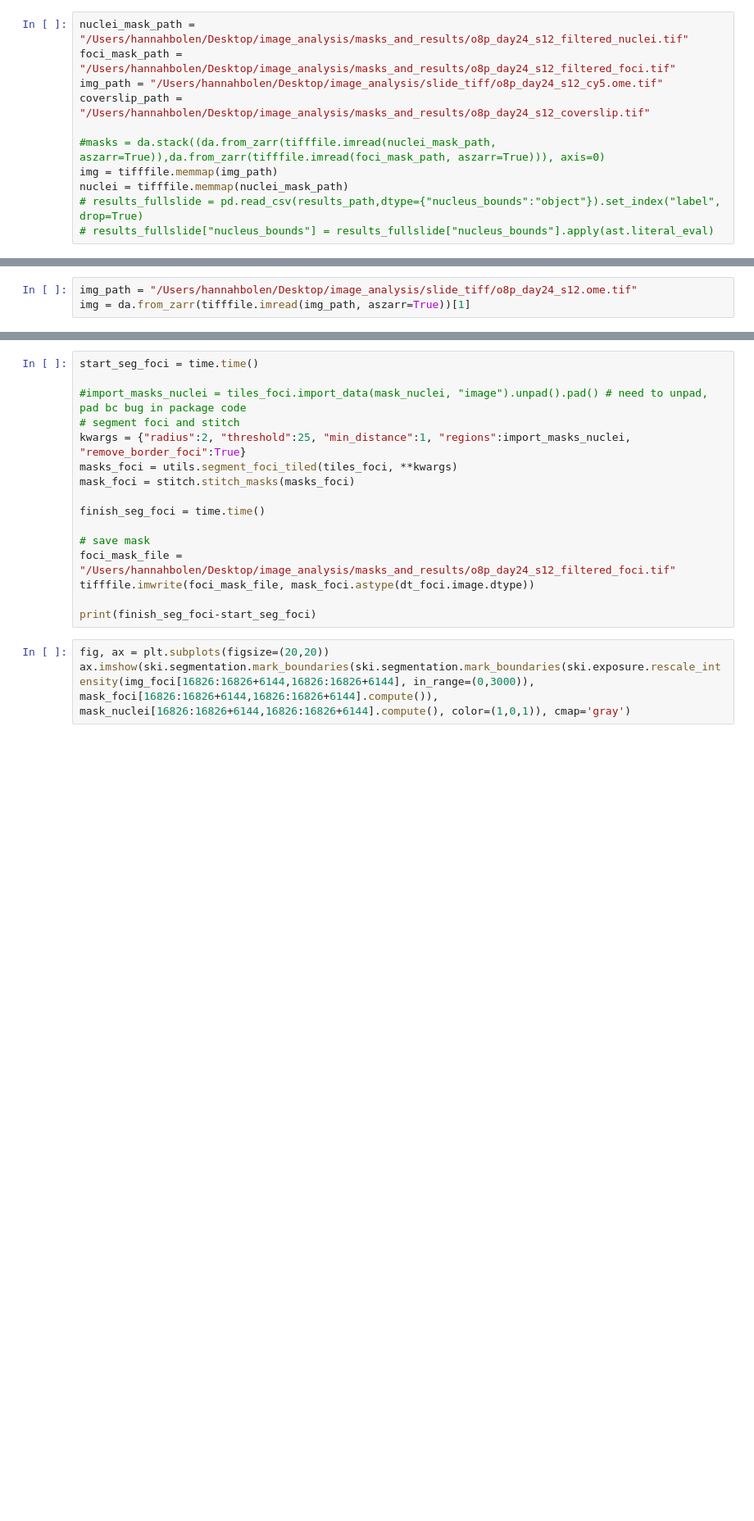
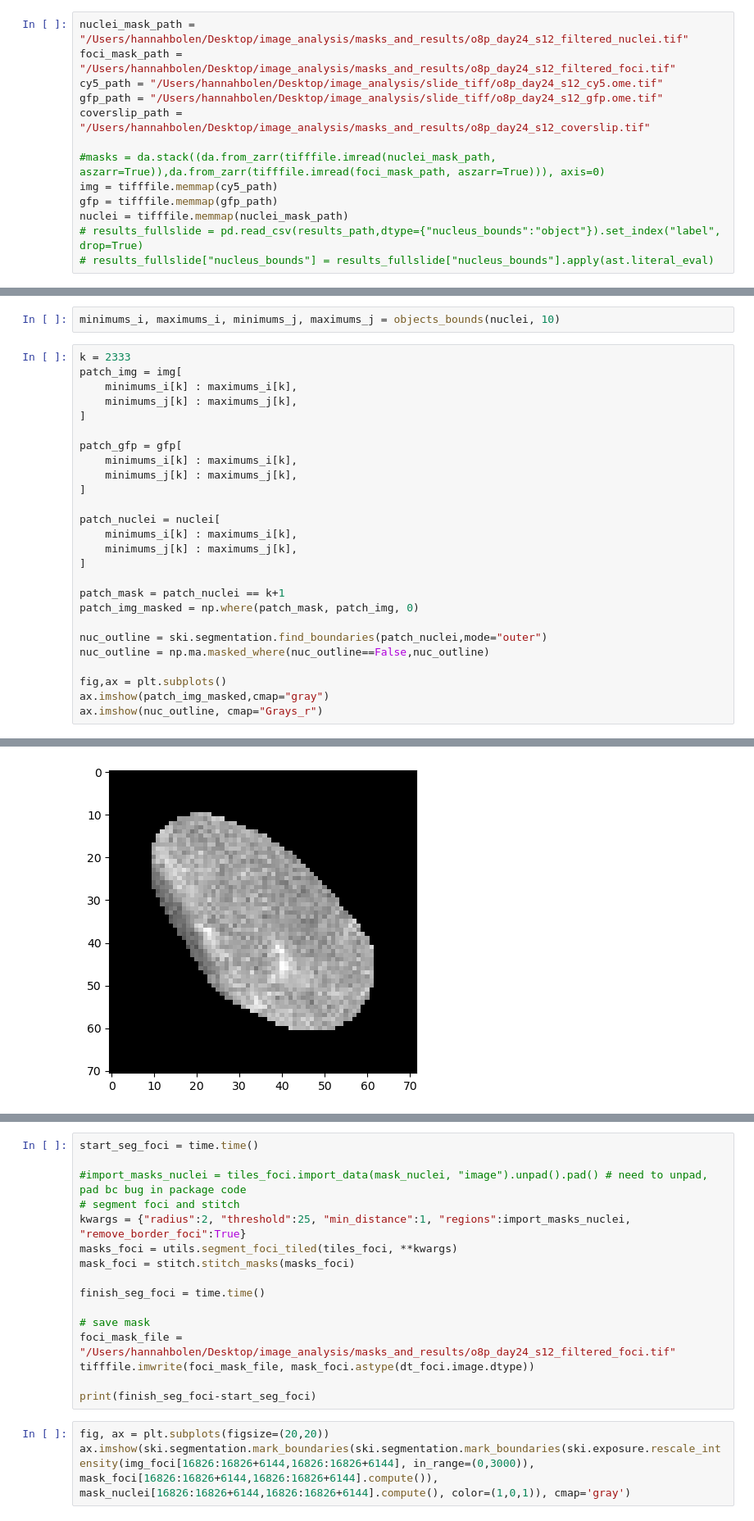
Before and after one commit to hannahbolen1/whole_slide, a Jupyter notebook: current/adjust_params.ipynb, the cells around one changed output, grey strips where cells are left out. Shown at 82% size. Saved outputs shown, nothing was run; the diff lists cells and outputs as text; blank space fills up the shorter version.

```diff
--- a/current/adjust_params.ipynb
+++ b/current/adjust_params.ipynb
@@ -23,11 +28,13 @@ importlib.reload(utils)
 # %%
 nuclei_mask_path = "/Users/hannahbolen/Desktop/image_analysis/masks_and_results/o8p_day24_s12_filtered_nuclei.tif"
 foci_mask_path = "/Users/hannahbolen/Desktop/image_analysis/masks_and_results/o8p_day24_s12_filtered_foci.tif"
-img_path = "/Users/hannahbolen/Desktop/image_analysis/slide_tiff/o8p_day24_s12_cy5.ome.tif"
+cy5_path = "/Users/hannahbolen/Desktop/image_analysis/slide_tiff/o8p_day24_s12_cy5.ome.tif"
+gfp_path = "/Users/hannahbolen/Desktop/image_analysis/slide_tiff/o8p_day24_s12_gfp.ome.tif"
 coverslip_path = "/Users/hannahbolen/Desktop/image_analysis/masks_and_results/o8p_day24_s12_coverslip.tif"
 
 #masks = da.stack((da.from_zarr(tifffile.imread(nuclei_mask_path, aszarr=True)),da.from_zarr(tifffile.imread(foci_mask_path, aszarr=True))), axis=0)
-img = tifffile.memmap(img_path)
+img = tifffile.memmap(cy5_path)
+gfp = tifffile.memmap(gfp_path)
 nuclei = tifffile.memmap(nuclei_mask_path)
 # results_fullslide = pd.read_csv(results_path,dtype={"nucleus_bounds":"object"}).set_index("label", drop=True)
 # results_fullslide["nucleus_bounds"] = results_fullslide["nucleus_bounds"].apply(ast.literal_eval)
@@ -40,3 +40,0 @@ tifffile.imwrite(save_path,mm,dtype='uint16', contiguous=True)
-# %%
-img_path = "/Users/hannahbolen/Desktop/image_analysis/slide_tiff/o8p_day24_s12.ome.tif"
-img = da.from_zarr(tifffile.imread(img_path, aszarr=True))[1]
@@ -49,0 +41,29 @@ import_masks_nuclei = tiles_foci.import_data(mask_nuclei, "image").unpad() # nee
+# %%
+minimums_i, maximums_i, minimums_j, maximums_j = objects_bounds(nuclei, 10)
+# %%
+k = 2333
+patch_img = img[
+    minimums_i[k] : maximums_i[k],
+    minimums_j[k] : maximums_j[k],
+]
+
+patch_gfp = gfp[
+    minimums_i[k] : maximums_i[k],
+    minimums_j[k] : maximums_j[k],
+]
+
+patch_nuclei = nuclei[
+    minimums_i[k] : maximums_i[k],
+    minimums_j[k] : maximums_j[k],
+]
+
+patch_mask = patch_nuclei == k+1
+patch_img_masked = np.where(patch_mask, patch_img, 0)
+
+nuc_outline = ski.segmentation.find_boundaries(patch_nuclei,mode="outer")
+nuc_outline = np.ma.masked_where(nuc_outline==False,nuc_outline)
+
+fig,ax = plt.subplots()
+ax.imshow(patch_img_masked,cmap="gray")
+ax.imshow(nuc_outline, cmap="Grays_r")
+# %% [output]
@@ -49,0 +71 @@ import_masks_nuclei = tiles_foci.import_data(mask_nuclei, "image").unpad() # nee
+[figure, added]
```
Also changed, not shown: parts of 9 cells of this notebook, 1 other file.
